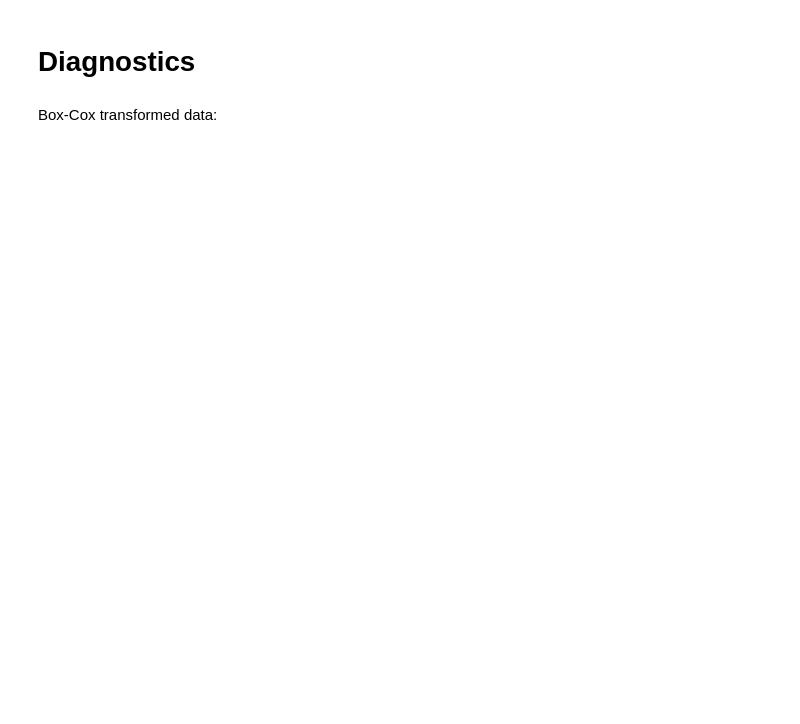
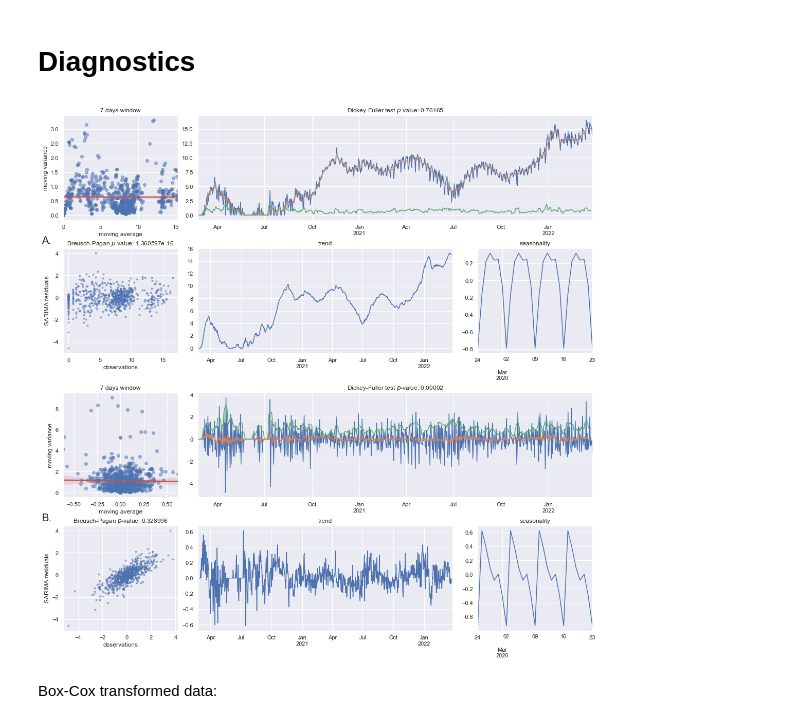
Before and after one commit to maxdevblock/covid19_sarima_calabria, a Jupyter notebook: SARIMA.ipynb, the cells around one changed output. Cells and saved outputs as stored; diff of their text form; code cells hidden in the pictures; blank space fills up the shorter version.

```diff
--- a/SARIMA.ipynb
+++ b/SARIMA.ipynb
@@ -381,3 +521,12 @@ def get_stationarity(ts, window, mdl, differentiate=False):
+# %%
+get_stationarity2(
+    ts_box_cox.fillna(0), 7, sarimax,
+    ts_box_cox.fillna(0), 7, sarimax,
+    differentiate1=False, differentiate2=True,
+    fname="diagnostics",
+)
+# %% [output]
+[figure, added]
 # %% [markdown]
 Box-Cox transformed data:
 # %%
```
Also changed, not shown: parts of 23 cells of this notebook.
